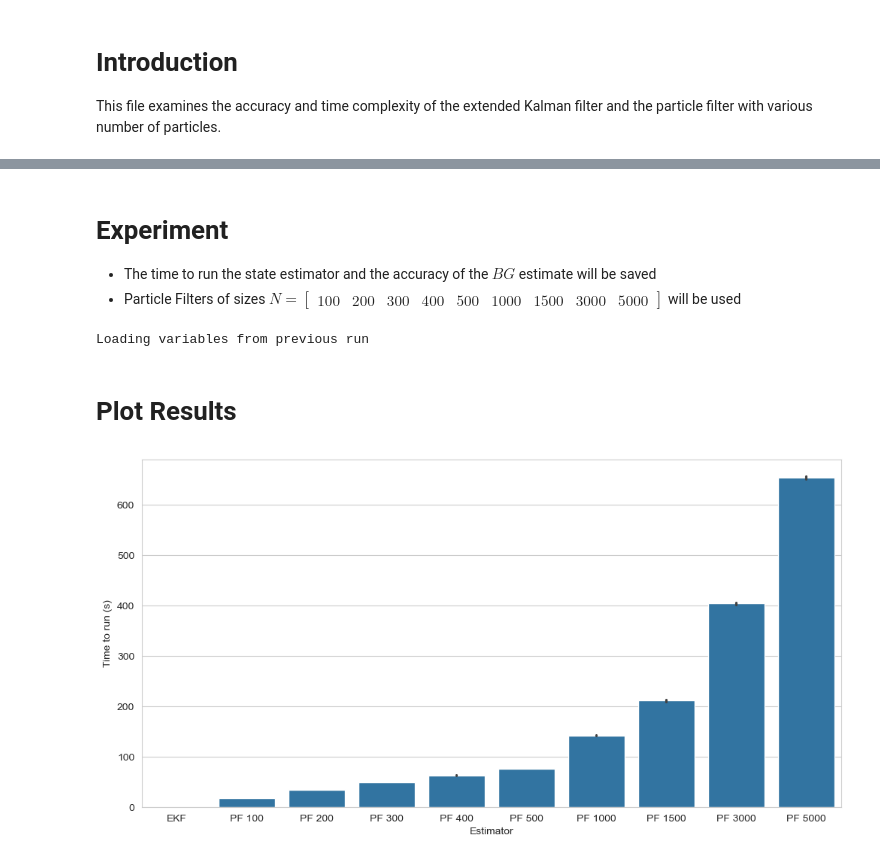
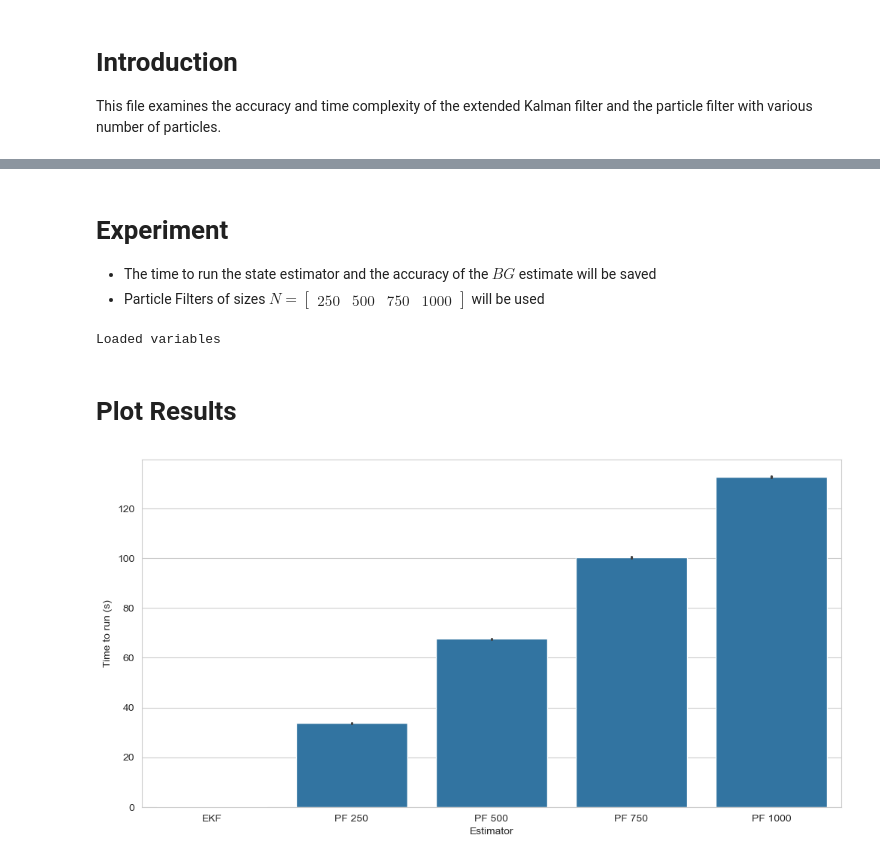
Before and after one commit to mlmulv/Thesis-Code, a Jupyter notebook: notebooks/02_Estimator_Comparison.ipynb, the cells around one changed output, grey strips where cells are left out. Drawn from its saved outputs; the diff is of its cells as text; code cells hidden in the pictures.

```diff
--- a/notebooks/02_Estimator_Comparison.ipynb
+++ b/notebooks/02_Estimator_Comparison.ipynb
@@ -37,19 +38,13 @@ This file examines the accuracy and time complexity of the extended Kalman filte
 # %% [markdown]
 # Experiment
 + The time to run the state estimator and the accuracy of the $BG$ estimate will be saved
-+ Particle Filters of sizes $N = \begin{bmatrix}  100 & 200 & 300 & 400 & 500 & 1000 & 1500 & 3000 & 5000 \end{bmatrix}$ will be used
++ Particle Filters of sizes $N = \begin{bmatrix} 250 & 500 & 750 & 1000 \end{bmatrix}$ will be used
 # %%
 try:
-    with open('../scripts/variables/G_ests.pkl', 'rb') as f:
-        G_ests = pickle.load(f)
-    with open('../scripts/variables/G_errors.pkl', 'rb') as f:
-        G_errors = pickle.load(f)
-    with open('../scripts/variables/filters_time_run.pkl', 'rb') as f:
-        filters_time_run = pickle.load(f)
-    with open('../scripts/variables/Cohorts.pkl', 'rb') as f:
-        Cohorts = pickle.load(f)
-    print('Loading variables from previous run')
+    time_arr_02 = np.load('../scripts/variables/time_arr_02.npy')
+    error_arr_02 = np.load('../scripts/variables/error_arr_02.npy')
+    print('Loaded variables')
 except Exception:
-    print("Can not find results from filter_fs_analysis.py file")
+    print('Run 02_Estimator_Comparison_script.py')
 # %% [output]
-Loading variables from previous run
+Loaded variables
@@ -61,16 +51,16 @@ time_run = filters_time_run[idx]
 # %% [markdown]
 # Plot Results
 # %%
-mean_time_run = np.average(time_run, axis=0)
+mean_time_run = np.average(time_arr_02.T, axis=0)
 filters = ["EKF"]
-num_particles = np.asarray([100, 200, 300, 400, 500, 1000, 1500, 3000, 5000])
+num_particles = np.asarray([250, 500, 750, 1000])
 pfs = [f"PF {particles}" for particles in num_particles]
 filters.extend(pfs)
-df = pd.DataFrame(time_run, columns=filters).melt(var_name='Estimator', value_name='Time to run (s)')
+df = pd.DataFrame(time_arr_02.T, columns=filters).melt(var_name='Estimator', value_name='Time to run (s)')
 
 fig, ax = plt.subplots(figsize=(12,6))
 sns.set_style("whitegrid")
 sns.barplot(df, x="Estimator", y="Time to run (s)", ax=ax);
 # %% [output]
-[figure, old version]
+[figure, new version]
 # %%
```
Also changed, not shown: parts of 6 cells of this notebook, 9 other files.
